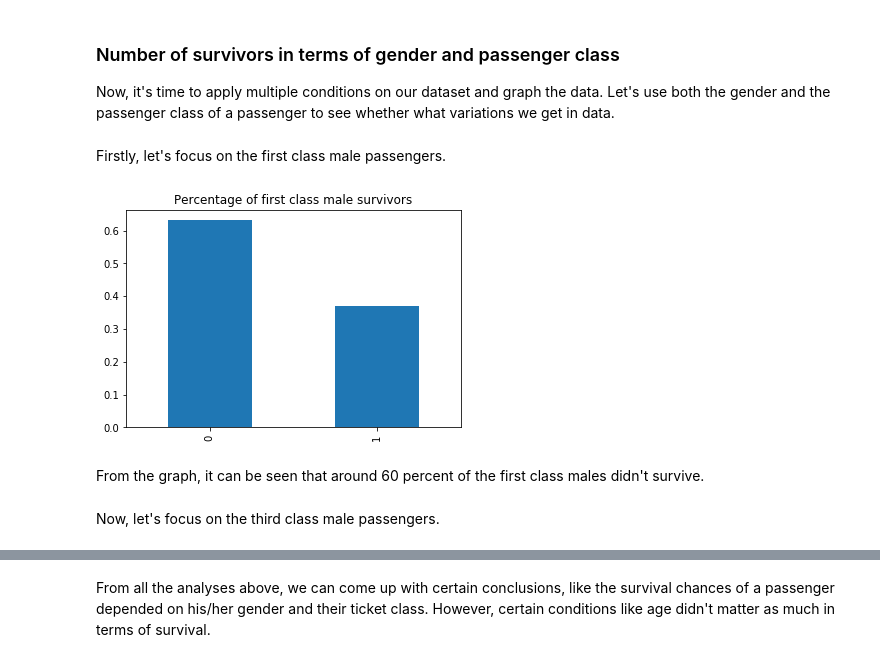
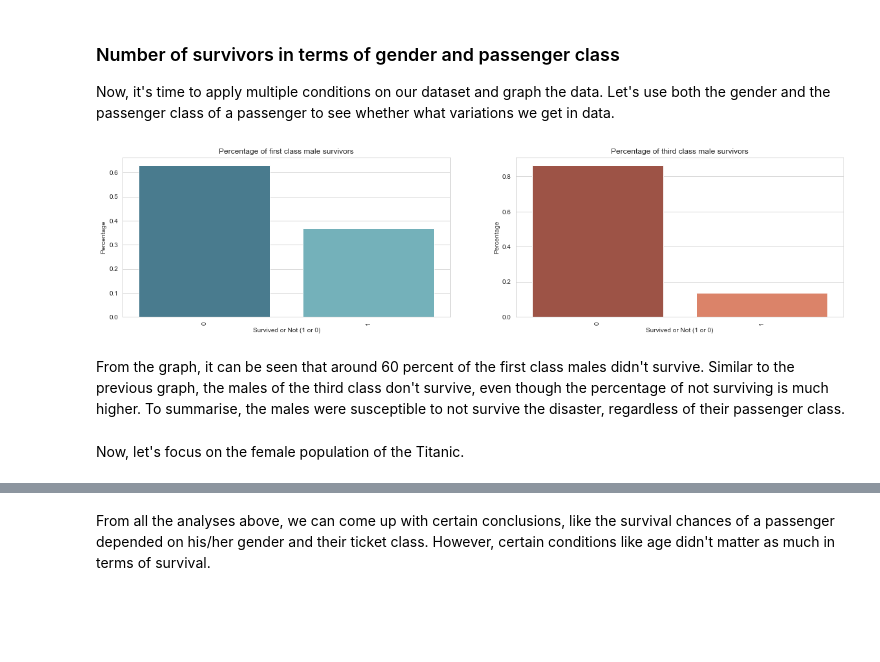
Before and after one commit to hosadman/titanic-survivor-prediction, a Jupyter notebook: Titanic-Survivor-Prediction-Analysis.ipynb, the cells around one changed output, grey strips where cells are left out. Saved outputs shown, nothing was run; the diff lists cells and outputs as text; code cells hidden in the pictures; blank space fills up the shorter version.

```diff
--- a/Titanic-Survivor-Prediction-Analysis.ipynb
+++ b/Titanic-Survivor-Prediction-Analysis.ipynb
@@ -212,15 +226,28 @@ plt.show()
 ### Number of survivors in terms of gender and passenger class
 
 Now, it's time to apply multiple conditions on our dataset and graph the data. Let's use both the gender and the passenger class of a passenger to see whether what variations we get in data.
+# %%
+plt.figure(figsize=(20,10))
+plt.subplot(2,2,1)
+plf = df['Survived'][(df['Sex'] == 'male') & (df['Pclass'] == 1)].value_counts(normalize=True)
+plfg = sns.barplot(x=plf.index, y=plf, palette="GnBu_d")
+plt.xlabel('Survived or Not (1 or 0)')
+plt.ylabel('Percentage')
+plt.title('Percentage of first class male survivors')
+plfg.set_xticklabels(plfg.get_xticklabels(), rotation=90)
+
+plt.subplot(2,2,2)
+plf = df['Survived'][(df['Sex'] == 'male') & (df['Pclass'] == 3)].value_counts(normalize=True)
+plfg = sns.barplot(x=plf.index, y=plf, palette="OrRd_d")
+plt.xlabel('Survived or Not (1 or 0)')
+plt.ylabel('Percentage')
+plt.title('Percentage of third class male survivors')
+plfg.set_xticklabels(plfg.get_xticklabels(), rotation=90)
+
+plt.show()
+# %% [output]
+[figure, added]
+# %% [markdown]
+From the graph, it can be seen that around 60 percent of the first class males didn't survive. Similar to the previous graph, the males of the third class don't survive, even though the percentage of not surviving is much higher. To summarise, the males were susceptible to not survive the disaster, regardless of their passenger class.
 # %% [markdown]
-Firstly, let's focus on the first class male passengers.
+Now, let's focus on the female population of the Titanic.
-# %%
-df['Survived'][(df['Sex'] == 'male') & (df['Pclass'] == 1)].value_counts(normalize=True).plot(kind='bar')
-plt.title('Percentage of first class male survivors')
-plt.show()
-# %% [output]
-[figure, removed]
-# %% [markdown]
-From the graph, it can be seen that around 60 percent of the first class males didn't survive.
-# %% [markdown]
-Now, let's focus on the third class male passengers.
```
Also changed, not shown: parts of 23 cells of this notebook.
